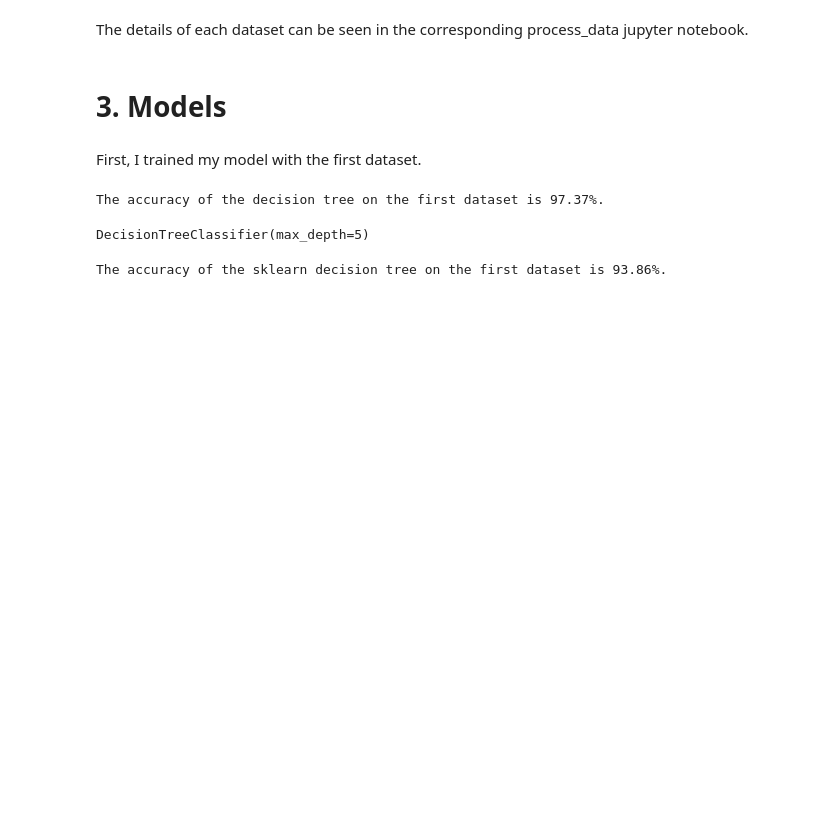
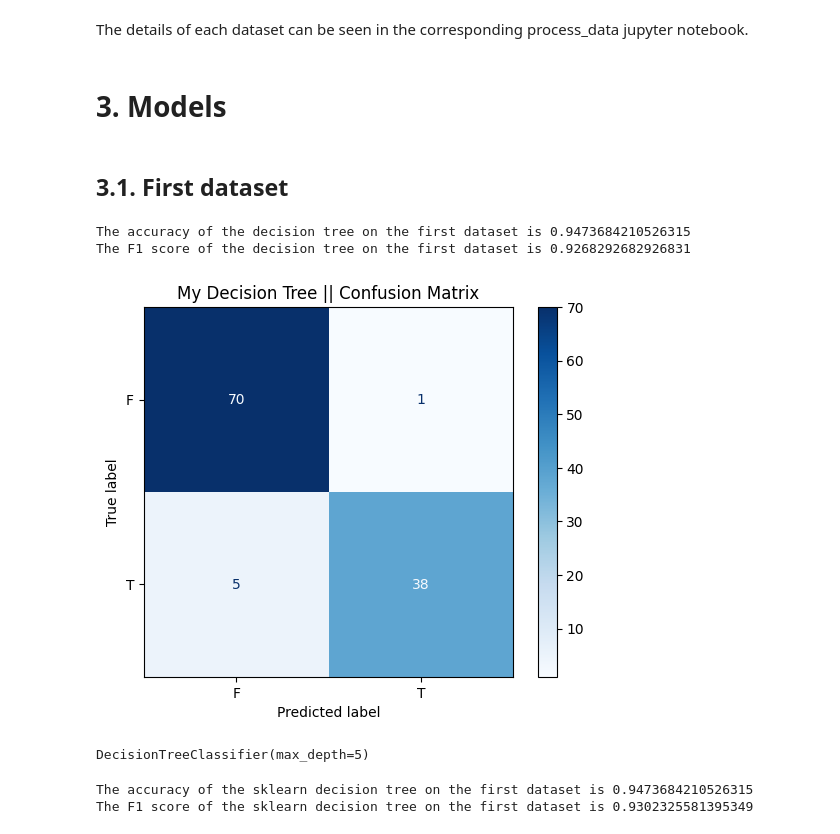
Before and after one commit to TheSyx04/project-1, a Jupyter notebook: decision_tree.ipynb, the cells around one changed output. Drawn from its saved outputs; the diff is of its cells as text; code cells hidden in the pictures; blank space fills up the shorter version.

```diff
--- a/decision_tree.ipynb
+++ b/decision_tree.ipynb
@@ -43,16 +52,26 @@ The training set of the second dataset has 5634 samples.
 The details of each dataset can be seen in the corresponding process_data jupyter notebook.
 # %% [markdown]
 # 3. Models
-# %% [markdown]
-First, I trained my model with the first dataset.
+# %% [markdown]
+## 3.1. First dataset
 # %%
 my_dt1 = DecisionTree(min_samples=2, max_depth=5)
 my_dt1.fit(X1_train, y1_train)
 # %%
 y1_pred = my_dt1.predict(X1_test)
-print("The accuracy of the decision tree on the first dataset is {:.2f}%.".format(accuracy_score(y1_test, y1_pred) * 100))
+print("The accuracy of the decision tree on the first dataset is {}".format(accuracy_score(y1_test, y1_pred)))
+print("The F1 score of the decision tree on the first dataset is {}".format(f1_score(y1_test, y1_pred)))
 # %% [output]
-The accuracy of the decision tree on the first dataset is 97.37%.
+The accuracy of the decision tree on the first dataset is 0.9473684210526315
+The F1 score of the decision tree on the first dataset is 0.9268292682926831
+# %%
+my_cm1 = confusion_matrix(y1_test, y1_pred)
+disp = ConfusionMatrixDisplay(confusion_matrix=my_cm1,display_labels=['F','T'])
+disp.plot(cmap='Blues')
+plt.title('My Decision Tree || Confusion Matrix')
+plt.show()
+# %% [output]
+[figure, added]
 # %%
 dt1 = DecisionTreeClassifier(min_samples_split=2, max_depth=5)
 dt1.fit(X1_train, y1_train)
@@ -60,6 +79,8 @@ dt1.fit(X1_train, y1_train)
 DecisionTreeClassifier(max_depth=5)
 # %%
 y1_real_pred = dt1.predict(X1_test)
-print("The accuracy of the sklearn decision tree on the first dataset is {:.2f}%.".format(accuracy_score(y1_test, y1_real_pred) * 100))
+print("The accuracy of the sklearn decision tree on the first dataset is {}".format(accuracy_score(y1_test, y1_real_pred)))
+print("The F1 score of the sklearn decision tree on the first dataset is {}".format(f1_score(y1_test, y1_real_pred)))
 # %% [output]
-The accuracy of the sklearn decision tree on the first dataset is 93.86%.
+The accuracy of the sklearn decision tree on the first dataset is 0.9473684210526315
+The F1 score of the sklearn decision tree on the first dataset is 0.9302325581395349
```
Also changed, not shown: parts of 20 cells of this notebook.
